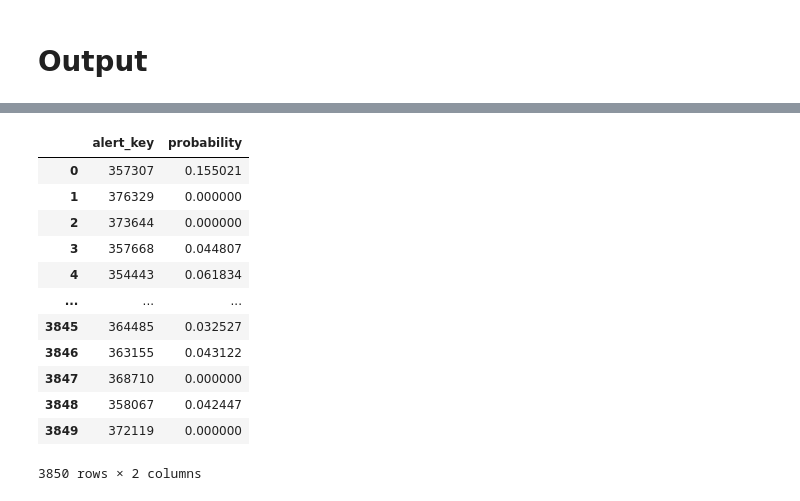
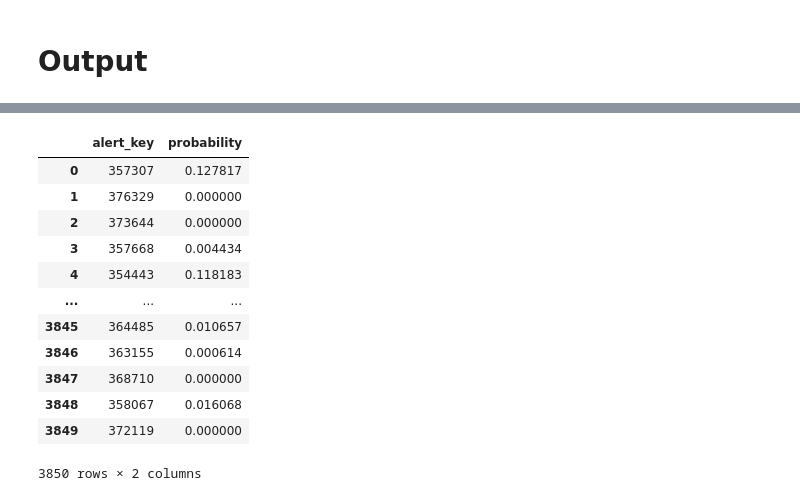
Before and after one commit to timliu986/Money_Laundering, a Jupyter notebook: logistic_regression.ipynb, the cells around one changed output, grey strips where cells are left out. Cells and saved outputs as stored; diff of their text form; code cells hidden in the pictures.

```diff
--- a/logistic_regression.ipynb
+++ b/logistic_regression.ipynb
@@ -67,5 +62,5 @@ data
 # %%
-data = data.astype({
+train_data = train_data.astype({
     'alert_key' : "category",
     'date' : "category",
     'cust_id' : "category",
@@ -82,12 +77,14 @@ data = data.astype({
     'csamt' : "int32",
     'inamt' : "int32",
     'cucsm' : "int32",
-    'cucah' : "int32"
+    'cucah' : "int32",
+    # 'amt_outside' : "int32",
+    # "amt_inside" : "int32",
+    # "country" : 'category'
 })
 # %%
-training_feature = ['cycam', 'total_asset', 'occupation_code', 'usgam', 'cucsm',
-       'alert_times', 'inamt', 'lupay', 'AGE']
-X_train, X_test, y_train, y_test = train_test_split(data[training_feature], data['sar_flag'], test_size=0.3, random_state=1)
+training_feature = [ 'risk_rank', 'occupation_code', 'total_asset', 'AGE', 'alert_times', 'lupay', 'cycam', 'usgam', 'clamt', 'csamt', 'inamt', 'cucsm', 'cucah']
+X_train, X_test, y_train, y_test = train_test_split(train_data[training_feature], train_data['sar_flag'], test_size=0.3, random_state=1)
 # %%
 clf = LogisticRegression(solver="liblinear", random_state=0).fit(X_train, y_train)
 print(roc_auc_score(y_train, clf.predict_proba(X_train)[:, 1]))
@@ -106,22 +103,16 @@ plt.show()
 # %% [markdown]
 # Output
 # %%
-# df_alert_date = pd.read_csv("./訓練資料集_first/train_x_alert_date.csv")
 df_alert_date = pd.read_csv("./訓練資料集_first/public_x_alert_date.csv")
-df_custinfo = pd.read_csv("./訓練資料集_first/public_train_x_custinfo_full_hashed.csv")
-# df_dp = pd.read_csv("./訓練資料集_first/public_train_x_dp_full_hashed.csv")
-df_answer = pd.read_csv("./訓練資料集_first/train_y_answer.csv")
-data = df_alert_date.merge(df_custinfo, how= 'left', on = 'alert_key')
-# data = data.merge(df_dp['cust_id'].value_counts(), how = 'left', left_on='cust_id', right_index=True)
-data = data.merge(df_answer, how= 'left', on = 'alert_key')
+train_data = df_alert_date.merge(df_custinfo, how= 'left', on = 'alert_key')
+data = train_data.copy()
 alert_times_dict = {}
 alert_times_list = []
-for i, row in data.iterrows():
+for i, row in train_data.iterrows():
     if alert_times_dict.__contains__(row.cust_id):
         alert_times_list.append(alert_times_dict[row.cust_id])
         alert_times_dict[row.cust_id] += 1
     else :
         alert_times_list.append(0)
         alert_times_dict[row.cust_id] = 1
-data['alert_times'] = alert_times_list
-data
+train_data['alert_times'] = alert_times_list
@@ -142,11 +119,13 @@ data
 # %%
-
-df_ccba = pd.read_csv("./訓練資料集_first/public_train_x_ccba_full_hashed.csv")
+return_key = list(data.columns)
 data = data.merge(df_ccba, how = 'outer', left_on=['cust_id', 'date'], right_on=['cust_id', 'byymm'])
 data['date'] = data[['date', 'byymm']].apply(lambda x : x[0] if pd.notna(x[0]) else x[1], axis = 1)
 data.drop('byymm', axis = 1,inplace=True)
-data = data.sort_values(['cust_id','alert_key']).reset_index(drop= True)
-data.fillna(method='ffill', inplace = True)
-data.fillna(method='bfill', inplace = True)
+data = data.sort_values(['cust_id','alert_key']).reset_index(drop= True) # make cust info in the first of cust id to fill cust info
+data.loc[:, data.columns!='alert_times'] = data.loc[:, data.columns!='alert_times'].fillna(method='ffill')
+data.loc[:, data.columns!='alert_times'] = data.loc[:, data.columns!='alert_times'].fillna(method='bfill')
 data = data.sort_values(['cust_id', 'date'])
-data
+data.fillna(method='ffill', inplace=True)
+data.fillna(0, inplace=True)
+train_data = train_data.merge(data, on = return_key, how = 'left')
+data = train_data.copy()
@@ -167,22 +132,22 @@ data
 # %%
 df_sample = pd.read_csv('./訓練資料集_first/預測的案件名單及提交檔案範例.csv')
-data['probability'] = clf.predict_proba(data[training_feature])[:,-1]
-data_output = df_alert_date.merge(data, how = 'left', on = ['alert_key', 'date'])
+train_data['probability'] = clf.predict_proba(train_data[training_feature])[:,-1]
+data_output = df_alert_date.merge(train_data, how = 'left', on = ['alert_key', 'date'])
 data_output = data_output[['alert_key', 'probability']].drop_duplicates(subset='alert_key').reset_index(drop= True)
 data_output = df_sample.merge(data_output, how='left', on = 'alert_key').fillna(0)[['alert_key', 'probability_y']]
 data_output = data_output.rename({'probability_y' : 'probability'},axis = 1)
 data_output
 # %% [output]
 |  | alert_key | probability |
-| 0 | 357307 | 0.155021 |
+| 0 | 357307 | 0.127817 |
 | 1 | 376329 | 0.000000 |
 | 2 | 373644 | 0.000000 |
-| 3 | 357668 | 0.044807 |
-| 4 | 354443 | 0.061834 |
+| 3 | 357668 | 0.004434 |
+| 4 | 354443 | 0.118183 |
 | ... | ... | ... |
-| 3845 | 364485 | 0.032527 |
-| 3846 | 363155 | 0.043122 |
+| 3845 | 364485 | 0.010657 |
+| 3846 | 363155 | 0.000614 |
 | 3847 | 368710 | 0.000000 |
-| 3848 | 358067 | 0.042447 |
+| 3848 | 358067 | 0.016068 |
 | 3849 | 372119 | 0.000000 |
 3850 rows × 2 columns
```
Also changed, not shown: parts of 12 cells of this notebook, 1 other file.
